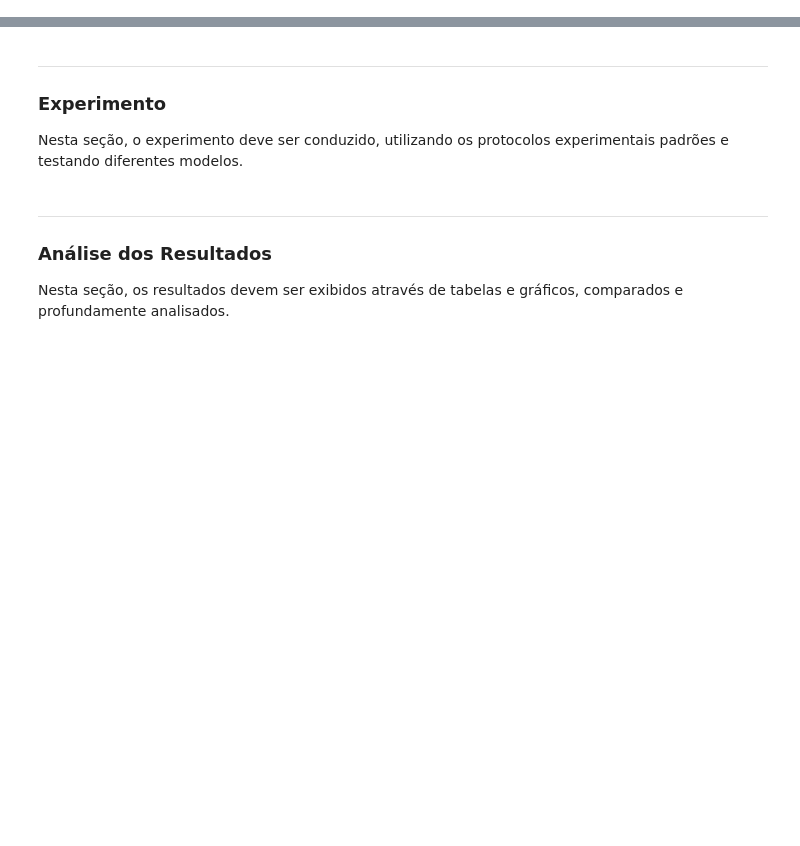
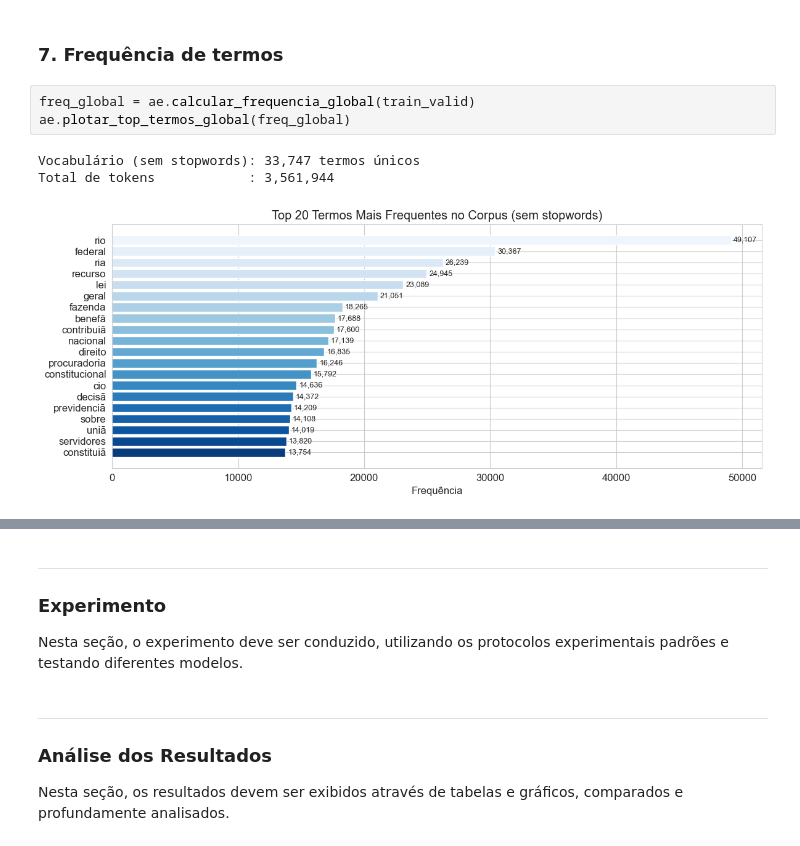
Before and after one commit to GBraga29/ProjetoPLN, a Jupyter notebook: implementacao/main.ipynb, the cells around one changed output, grey strips where cells are left out. Drawn from its saved outputs; the diff is of its cells as text; blank space fills up the shorter version.

```diff
--- a/implementacao/main.ipynb
+++ b/implementacao/main.ipynb
@@ -21,0 +232,9 @@ Nesta seção, deve ser feita a leitura da base de dados e todas as análises ne
+# %% [markdown]
+### 7. Frequência de termos
+# %%
+freq_global = ae.calcular_frequencia_global(train_valid)
+ae.plotar_top_termos_global(freq_global)
+# %% [output]
+Vocabulário (sem stopwords): 33,747 termos únicos
+Total de tokens            : 3,561,944
+[figure, added]
```
Also changed, not shown: parts of 31 cells of this notebook, 8 other files.
